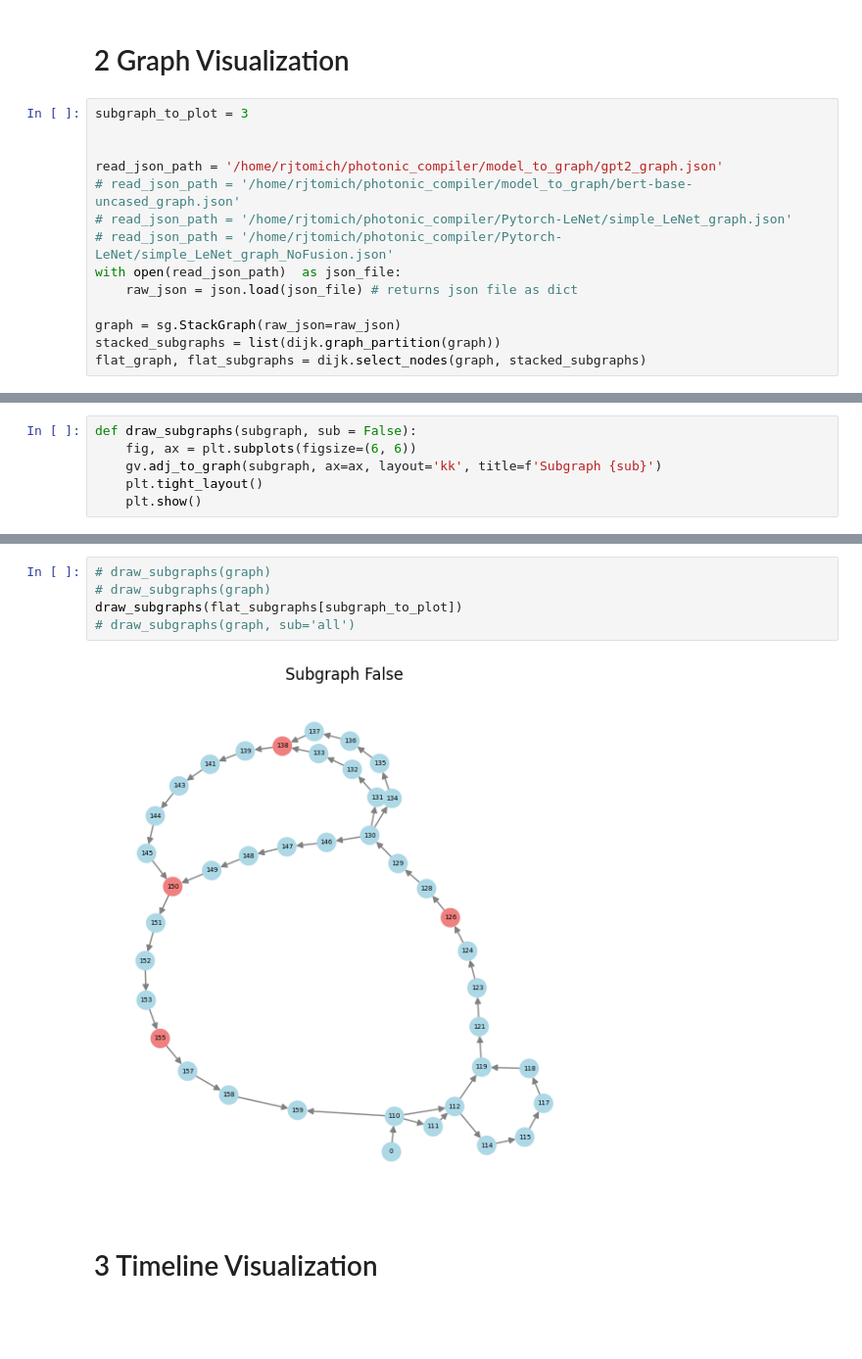
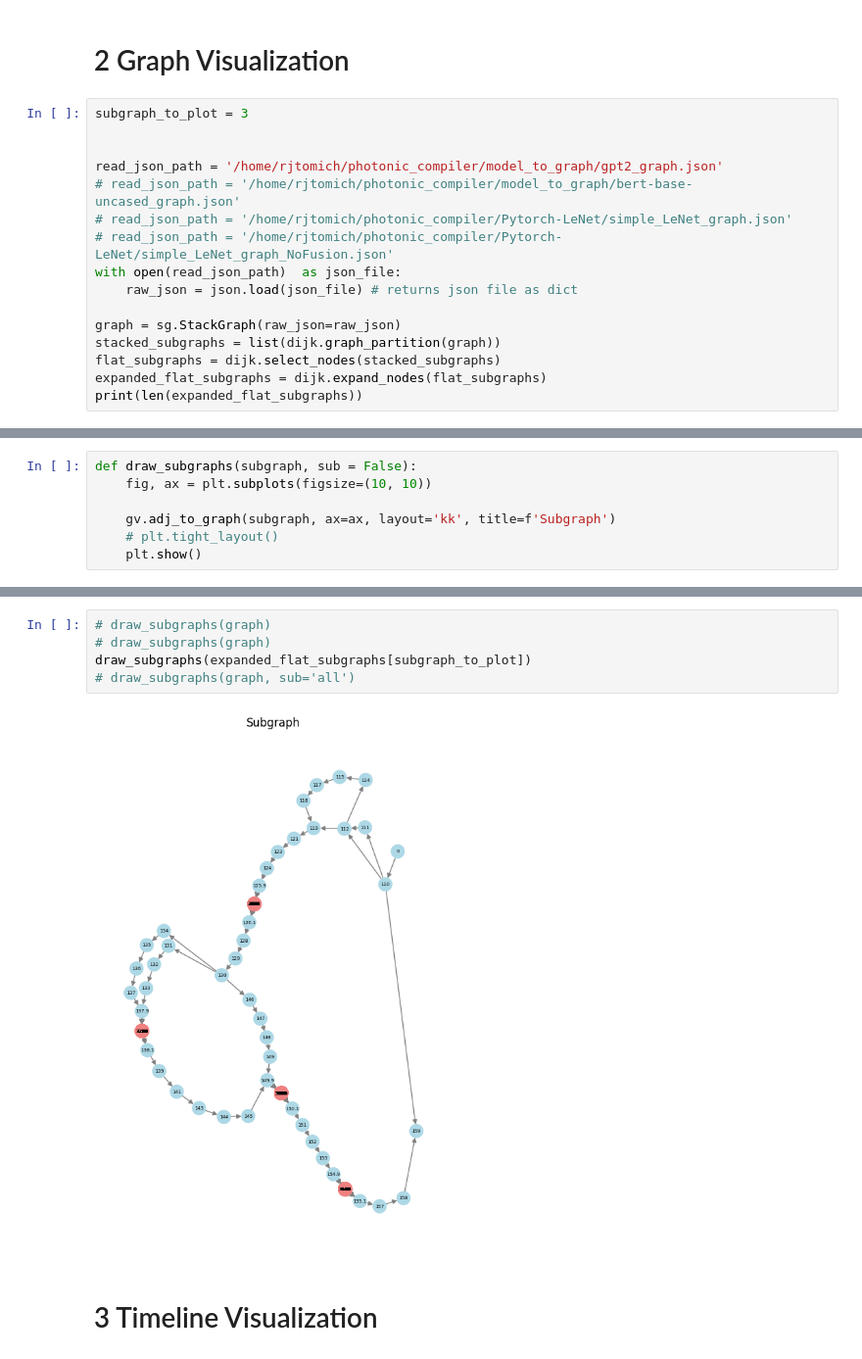
Before and after one commit to RyanTomich/photonic_compiler, a Jupyter notebook: model_to_graph/sub_graphs.ipynb, the cells around one changed output, grey strips where cells are left out. Shown at 98% size. Drawn from its saved outputs; the diff is of its cells as text; blank space fills up the shorter version.

Commit message:
visualizing expanded node

```diff
--- a/model_to_graph/sub_graphs.ipynb
+++ b/model_to_graph/sub_graphs.ipynb
@@ -83,7 +83,9 @@ with open(read_json_path)  as json_file:
 
 graph = sg.StackGraph(raw_json=raw_json)
 stacked_subgraphs = list(dijk.graph_partition(graph))
-flat_graph, flat_subgraphs = dijk.select_nodes(graph, stacked_subgraphs)
+flat_subgraphs = dijk.select_nodes(stacked_subgraphs)
+expanded_flat_subgraphs = dijk.expand_nodes(flat_subgraphs)
+print(len(expanded_flat_subgraphs))
 # %% [output]
 ... Graph Made ...
 ... Graph Made ...
@@ -105,6 +107,7 @@ flat_graph, flat_subgraphs = dijk.select_nodes(graph, stacked_subgraphs)
 # %%
 def draw_subgraphs(subgraph, sub = False):
-    fig, ax = plt.subplots(figsize=(6, 6))
-    gv.adj_to_graph(subgraph, ax=ax, layout='kk', title=f'Subgraph {sub}')
-    plt.tight_layout()
+    fig, ax = plt.subplots(figsize=(10, 10))
+
+    gv.adj_to_graph(subgraph, ax=ax, layout='kk', title=f'Subgraph')
+    # plt.tight_layout()
     plt.show()
@@ -111,10 +118,10 @@ def draw_subgraphs(subgraph, sub = False):
 # %%
 # draw_subgraphs(graph)
 # draw_subgraphs(graph)
-draw_subgraphs(flat_subgraphs[subgraph_to_plot])
+draw_subgraphs(expanded_flat_subgraphs[subgraph_to_plot])
 # draw_subgraphs(graph, sub='all')
 # %% [output]
-[figure, old version]
+[figure, new version]
 # %% [markdown]
 # 3 Timeline Visualization
 # %%
```
Also changed, not shown: parts of 4 cells of this notebook.
